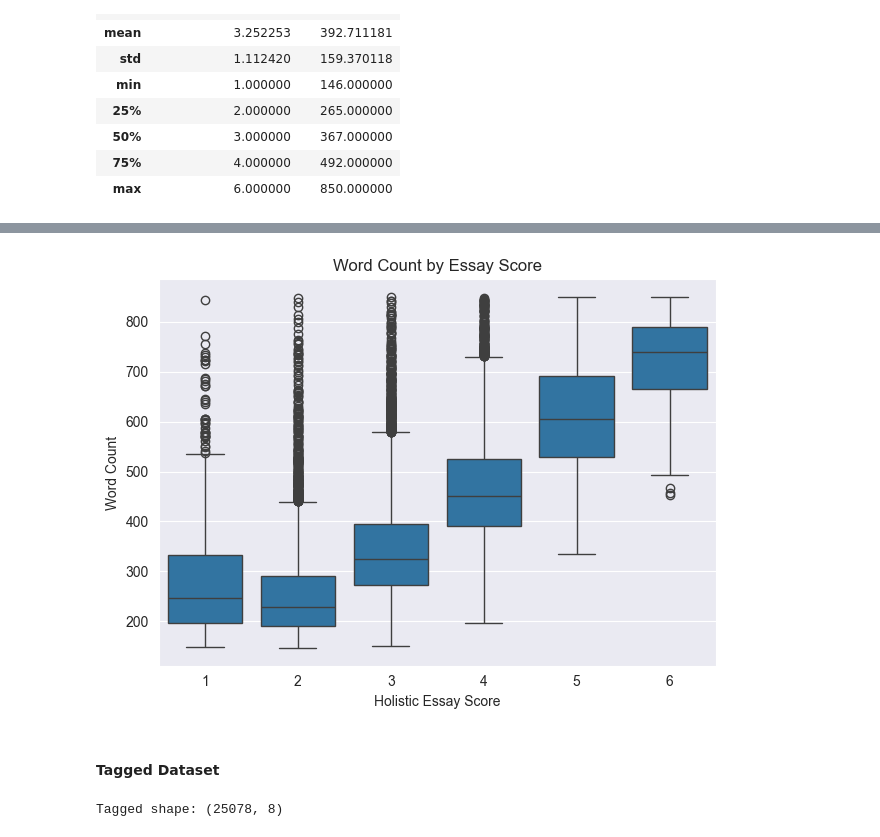
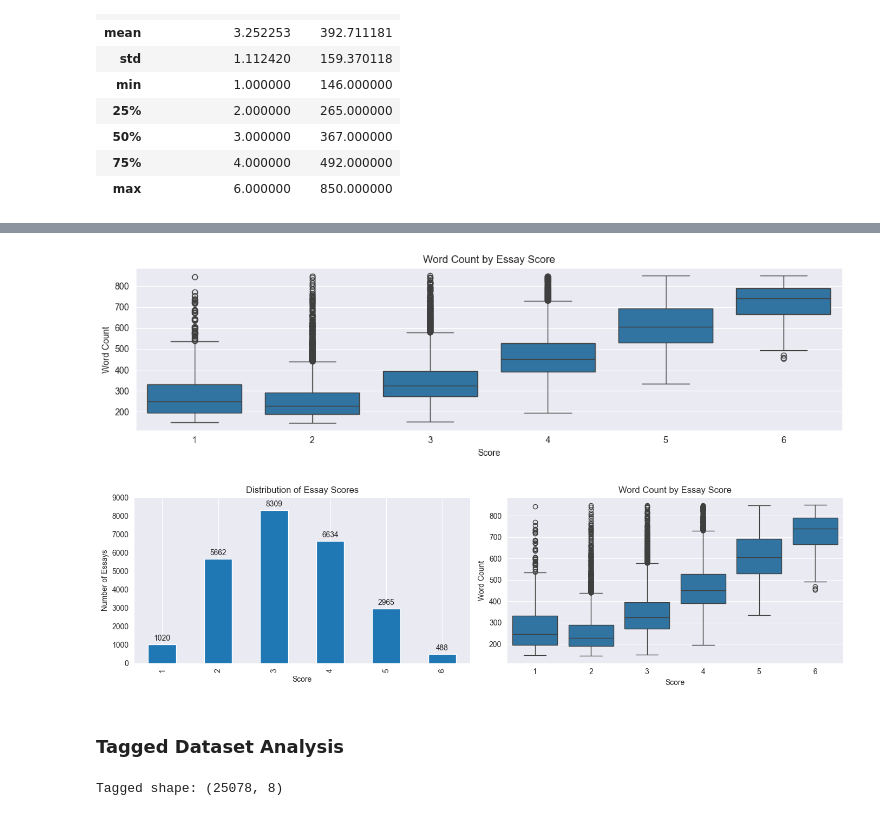
Before and after one commit to AlejandroIbarraC/StyleOverSubstance, a Jupyter notebook: data-analysis-persuade.ipynb, the cells around one changed output, grey strips where cells are left out. Cells and saved outputs as stored; diff of their text form; code cells hidden in the pictures.

```diff
--- a/data-analysis-persuade.ipynb
+++ b/data-analysis-persuade.ipynb
@@ -69,15 +76,62 @@ plt.tight_layout()
 # %%
 import seaborn as sns
 
+plt.figure(figsize=(12, 3.5))
 sns.boxplot(data=df, x="holistic_essay_score", y="word_count")
 plt.title("Word Count by Essay Score")
-plt.xlabel("Holistic Essay Score")
+plt.xlabel("Score")
 plt.ylabel("Word Count")
 plt.tight_layout()
+plt.savefig("plots/persuade_word_count.pdf", format="pdf", bbox_inches="tight")
 # %% [output]
-[figure, old version]
+[figure, new version]
+# %%
+import matplotlib.pyplot as plt
+import seaborn as sns
+
+# mix the two plots, dist of essay scores and word count by essay score
+fig, axes = plt.subplots(1, 2, figsize=(14, 4))
+counts = df["holistic_essay_score"].value_counts().sort_index()
+
+ax0 = axes[0]
+counts.plot(kind='bar', ax=ax0)
+ax0.set_title("Distribution of Essay Scores")
+ax0.set_xlabel("Score")
+ax0.set_ylabel("Number of Essays")
+ax0.grid(axis="y")
+ax0.set_ylim(0, 9000)
+
+for bar in ax0.patches:
+    height = bar.get_height()
+    ax0.annotate(
+        f'{int(height)}',
+        xy=(bar.get_x() + bar.get_width() / 2, height),
+        xytext=(0, 3),
+        textcoords="offset points",
+        ha='center',
+        va='bottom'
+    )
+
+sns.boxplot(
+    data=df,
+    x="holistic_essay_score",
+    y="word_count",
+    ax=axes[1]
+)
+axes[1].set_title("Word Count by Essay Score")
+axes[1].set_xlabel("Score")
+axes[1].set_ylabel("Word Count")
+
+plt.tight_layout()
+fig.savefig(
+    "plots/persuade_combined.pdf",
+    format="pdf",
+    bbox_inches="tight"
+)
+# %% [output]
+[figure, added]
 # %% [markdown]
-#### Tagged Dataset
+### Tagged Dataset Analysis
 # %%
 stance_labels = {0: "PRO", 1: "CON", 2: "NEUTRAL"}
 sentiment_labels = {0: "POSITIVE", 1: "NEGATIVE"}
```
Also changed, not shown: parts of 31 cells of this notebook, 32 other files.
